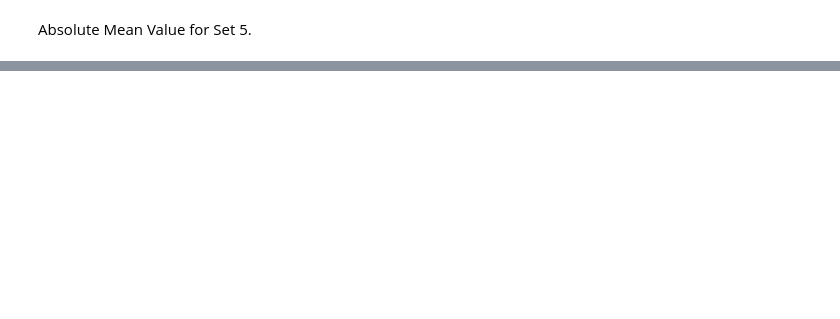
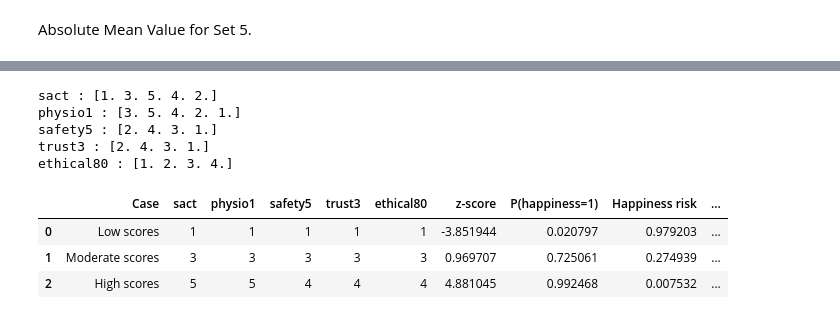
Before and after one commit to DanielChan03/global-happiness-reseach-study, a Jupyter notebook: code/no_sampling/wvs_no_sampling_shap_analysis.ipynb, the cells around one changed output, grey strips where cells are left out. Saved outputs shown, nothing was run; the diff lists cells and outputs as text; code cells hidden in the pictures; blank space fills up the shorter version.

```diff
--- a/code/no_sampling/wvs_no_sampling_shap_analysis.ipynb
+++ b/code/no_sampling/wvs_no_sampling_shap_analysis.ipynb
@@ -257,0 +452,77 @@ $$
+# %%
+for col in X_train_set_5:
+    print(col, ":",X_train_set_5[col].unique())
+# %% [output]
+sact : [1. 3. 5. 4. 2.]
+physio1 : [3. 5. 4. 2. 1.]
+safety5 : [2. 4. 3. 1.]
+trust3 : [2. 4. 3. 1.]
+ethical80 : [1. 2. 3. 4.]
+# %%
+example_cases = pd.DataFrame([
+    {
+        "Case": "Low scores",
+        "sact": 1,
+        "physio1": 1,
+        "safety5": 1,
+        "trust3": 1,
+        "ethical80": 1,
+    },
+    {
+        "Case": "Moderate scores",
+        "sact": 3,
+        "physio1": 3,
+        "safety5": 3,
+        "trust3": 3,
+        "ethical80": 3,
+    },
+    {
+        "Case": "High scores",
+        "sact": 5,
+        "physio1": 5,
+        "safety5": 4,
+        "trust3": 4,
+        "ethical80": 4,
+    },
+])
+
+def sigmoid(value):
+    return 1 / (1 + np.exp(-value))
+
+def classify_happiness_probability(probability):
+    if probability < 0.50:
+        return "Low predicted happiness"
+    if probability < 0.75:
+        return "Moderate predicted happiness"
+    if probability < 0.90:
+        return "High predicted happiness"
+    return "Very high predicted happiness"
+
+# Use the exact fitted Logistic Regression intercept and coefficients extracted earlier.
+feature_columns = list(logistic_coefficients.keys())
+example_cases["z-score"] = logistic_intercept + example_cases[feature_columns].mul(
+    pd.Series(logistic_coefficients)
+).sum(axis=1)
+example_cases["P(happiness=1)"] = sigmoid(example_cases["z-score"])
+example_cases["Happiness risk"] = 1 - example_cases["P(happiness=1)"]
+example_cases["Interpretation"] = example_cases["P(happiness=1)"].apply(
+    classify_happiness_probability
+)
+
+example_case_results = example_cases.copy()
+example_case_results[[
+    "z-score",
+    "P(happiness=1)",
+    "Happiness risk"
+]] = example_case_results[[
+    "z-score",
+    "P(happiness=1)",
+    "Happiness risk"
+]].round(6)
+
+example_case_results
+# %% [output]
+|  | Case | sact | physio1 | safety5 | trust3 | ethical80 | z-score | P(happiness=1) | Happiness risk | ... |
+| 0 | Low scores | 1 | 1 | 1 | 1 | 1 | -3.851944 | 0.020797 | 0.979203 | ... |
+| 1 | Moderate scores | 3 | 3 | 3 | 3 | 3 | 0.969707 | 0.725061 | 0.274939 | ... |
+| 2 | High scores | 5 | 5 | 4 | 4 | 4 | 4.881045 | 0.992468 | 0.007532 | ... |
```
Also changed, not shown: parts of 13 cells of this notebook, 1 other file.
